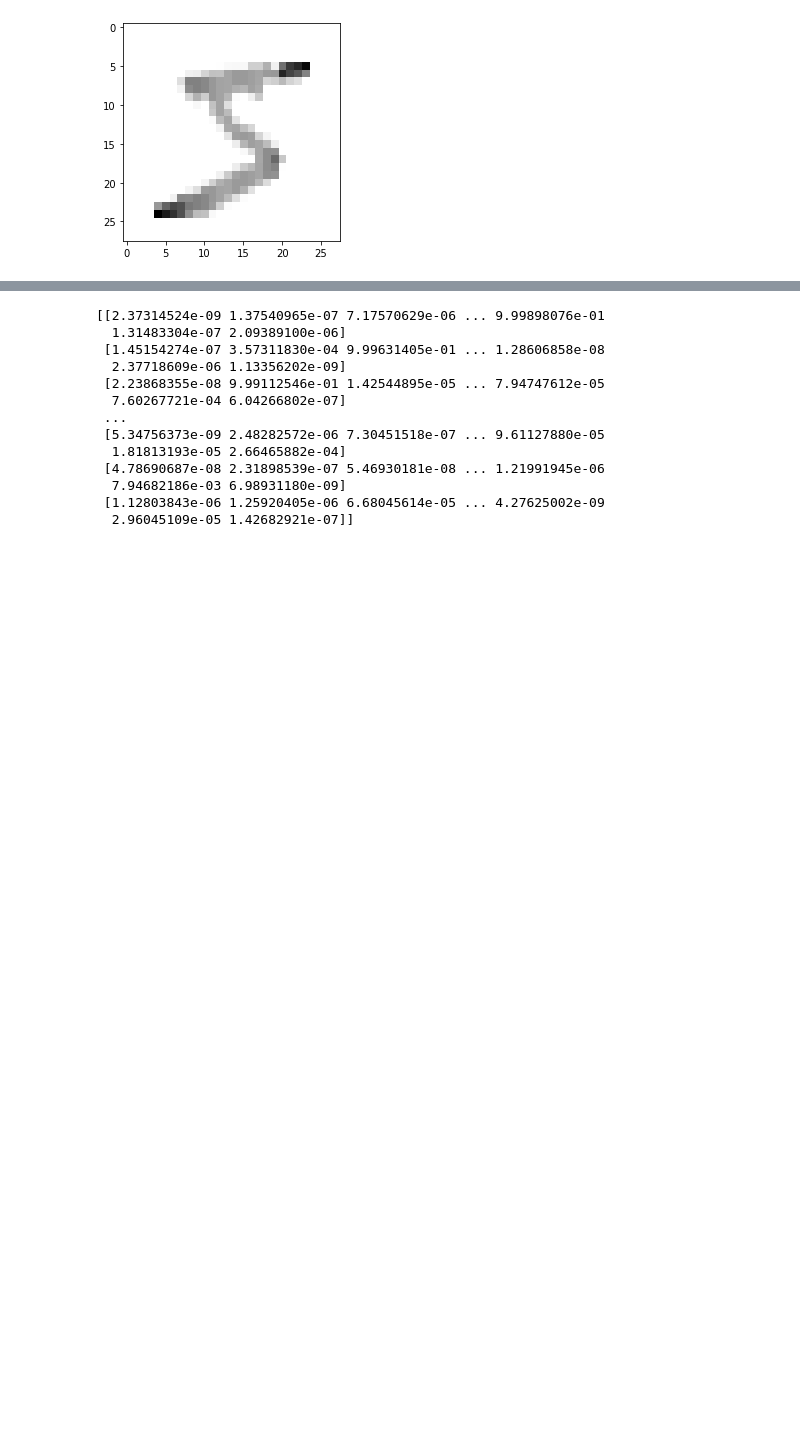
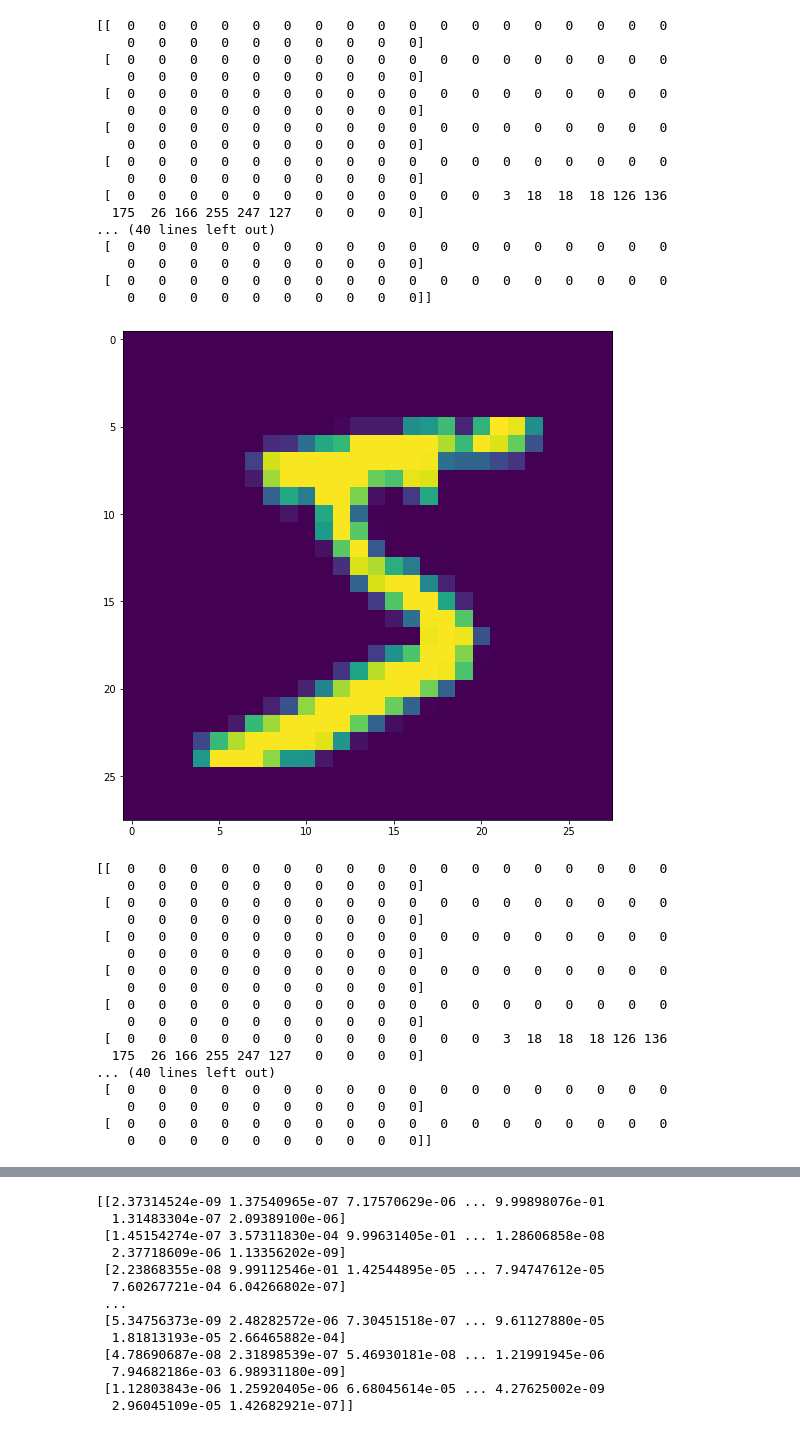
Before and after one commit to sleipnir029/MNIST-for-Image-Classification, a Jupyter notebook: MNIST_DIFF.ipynb, the cells around one changed output, grey strips where cells are left out. Saved outputs shown, nothing was run; the diff lists cells and outputs as text; code cells hidden in the pictures; blank space fills up the shorter version.

```diff
--- a/MNIST_DIFF.ipynb
+++ b/MNIST_DIFF.ipynb
@@ -37,10 +31,45 @@ print(val_loss, val_acc)
 # %%
 import matplotlib.pyplot as plt
 
-plt.imshow(x_train[0], cmap=plt.cm.binary)
+plt.imshow(x_train[0])
 plt.show()
+print(x_train[0])
 # %% [output]
+[[  0   0   0   0   0   0   0   0   0   0   0   0   0   0   0   0   0   0
+    0   0   0   0   0   0   0   0   0   0]
+ [  0   0   0   0   0   0   0   0   0   0   0   0   0   0   0   0   0   0
+    0   0   0   0   0   0   0   0   0   0]
+ [  0   0   0   0   0   0   0   0   0   0   0   0   0   0   0   0   0   0
+    0   0   0   0   0   0   0   0   0   0]
+ [  0   0   0   0   0   0   0   0   0   0   0   0   0   0   0   0   0   0
+    0   0   0   0   0   0   0   0   0   0]
+ [  0   0   0   0   0   0   0   0   0   0   0   0   0   0   0   0   0   0
+    0   0   0   0   0   0   0   0   0   0]
+ [  0   0   0   0   0   0   0   0   0   0   0   0   3  18  18  18 126 136
+  175  26 166 255 247 127   0   0   0   0]
+... (40 lines left out)
+ [  0   0   0   0   0   0   0   0   0   0   0   0   0   0   0   0   0   0
+    0   0   0   0   0   0   0   0   0   0]
+ [  0   0   0   0   0   0   0   0   0   0   0   0   0   0   0   0   0   0
+    0   0   0   0   0   0   0   0   0   0]]
-[figure, old version]
+[figure, new version]
+[[  0   0   0   0   0   0   0   0   0   0   0   0   0   0   0   0   0   0
+    0   0   0   0   0   0   0   0   0   0]
+ [  0   0   0   0   0   0   0   0   0   0   0   0   0   0   0   0   0   0
+    0   0   0   0   0   0   0   0   0   0]
+ [  0   0   0   0   0   0   0   0   0   0   0   0   0   0   0   0   0   0
+    0   0   0   0   0   0   0   0   0   0]
+ [  0   0   0   0   0   0   0   0   0   0   0   0   0   0   0   0   0   0
+    0   0   0   0   0   0   0   0   0   0]
+ [  0   0   0   0   0   0   0   0   0   0   0   0   0   0   0   0   0   0
+    0   0   0   0   0   0   0   0   0   0]
+ [  0   0   0   0   0   0   0   0   0   0   0   0   3  18  18  18 126 136
+  175  26 166 255 247 127   0   0   0   0]
+... (40 lines left out)
+ [  0   0   0   0   0   0   0   0   0   0   0   0   0   0   0   0   0   0
+    0   0   0   0   0   0   0   0   0   0]
+ [  0   0   0   0   0   0   0   0   0   0   0   0   0   0   0   0   0   0
+    0   0   0   0   0   0   0   0   0   0]]
 # %%
 model.save('isthisokay.model')
 # %% [output]
```
Also changed, not shown: parts of 5 cells of this notebook, 6 other files.
